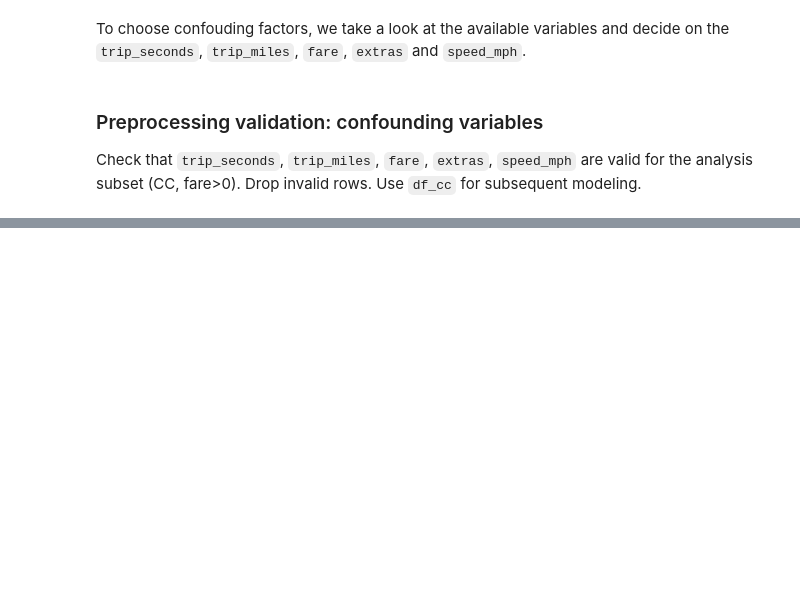
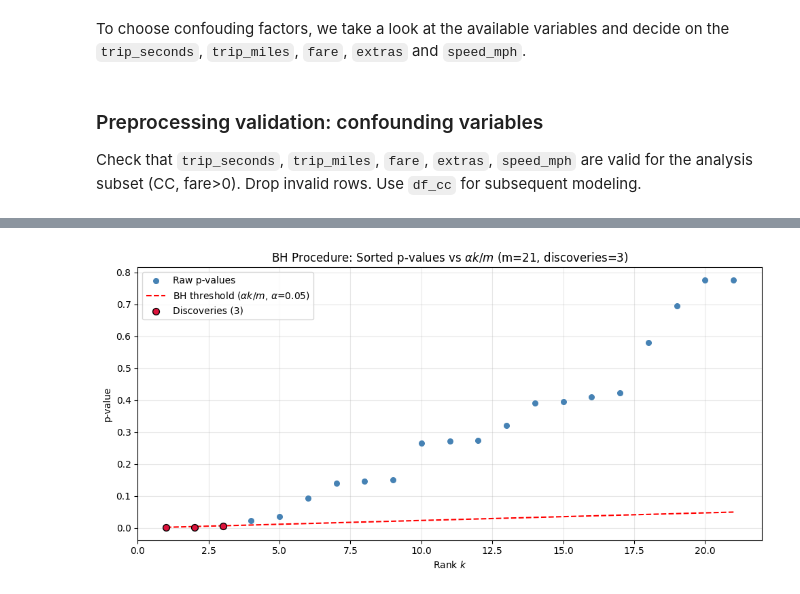
Before and after one commit to frank22lin/Multiple-Testing-Project, a Jupyter notebook: hypothesis1.ipynb, the cells around one changed output, grey strips where cells are left out. Drawn from its saved outputs; the diff is of its cells as text; code cells hidden in the pictures; blank space fills up the shorter version.

```diff
--- a/hypothesis1.ipynb
+++ b/hypothesis1.ipynb
@@ -151,0 +582,21 @@ Dropped 1 rows with invalid confounders. Final n=167,240
+# %%
+# ── BH staircase plot: sorted p-values vs thresholds ──
+fig, ax = plt.subplots(figsize=(10, 5))
+ax.scatter(res_df['rank'], res_df['raw_p'], color='steelblue', s=30, zorder=3, label='Raw p-values')
+ax.plot(res_df['rank'], res_df['bh_threshold'], color='red', ls='--', lw=1.5,
+        label=f'BH threshold ($\\alpha k / m$, $\\alpha$={ALPHA})')
+
+if k_hat > 0:
+    ax.scatter(res_df[res_df['bh_reject']]['rank'],
+               res_df[res_df['bh_reject']]['raw_p'],
+               color='crimson', s=50, zorder=4, edgecolors='black', label=f'Discoveries ({k_hat})')
+
+ax.set_xlabel('Rank $k$')
+ax.set_ylabel('p-value')
+ax.set_title(f'BH Procedure: Sorted p-values vs $\\alpha k / m$ (m={m}, discoveries={k_hat})')
+ax.legend()
+ax.grid(True, alpha=0.3)
+plt.tight_layout()
+plt.show()
+# %% [output]
+[figure, added]
```
Also changed, not shown: parts of 22 cells of this notebook, 1 other file.
